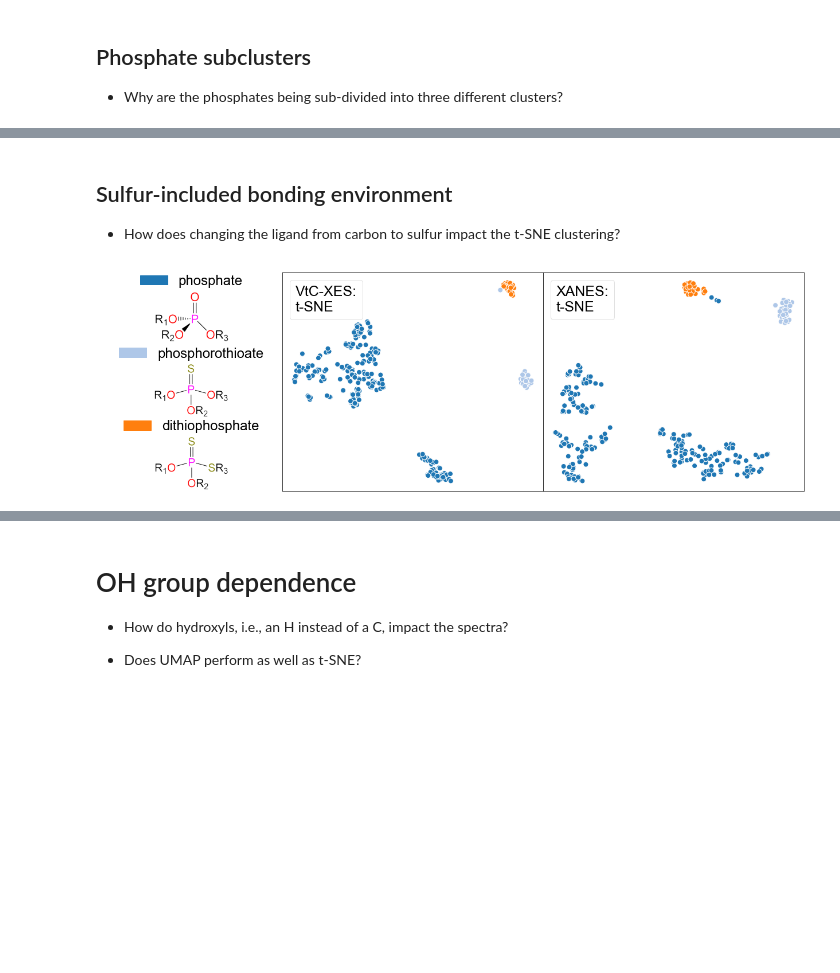
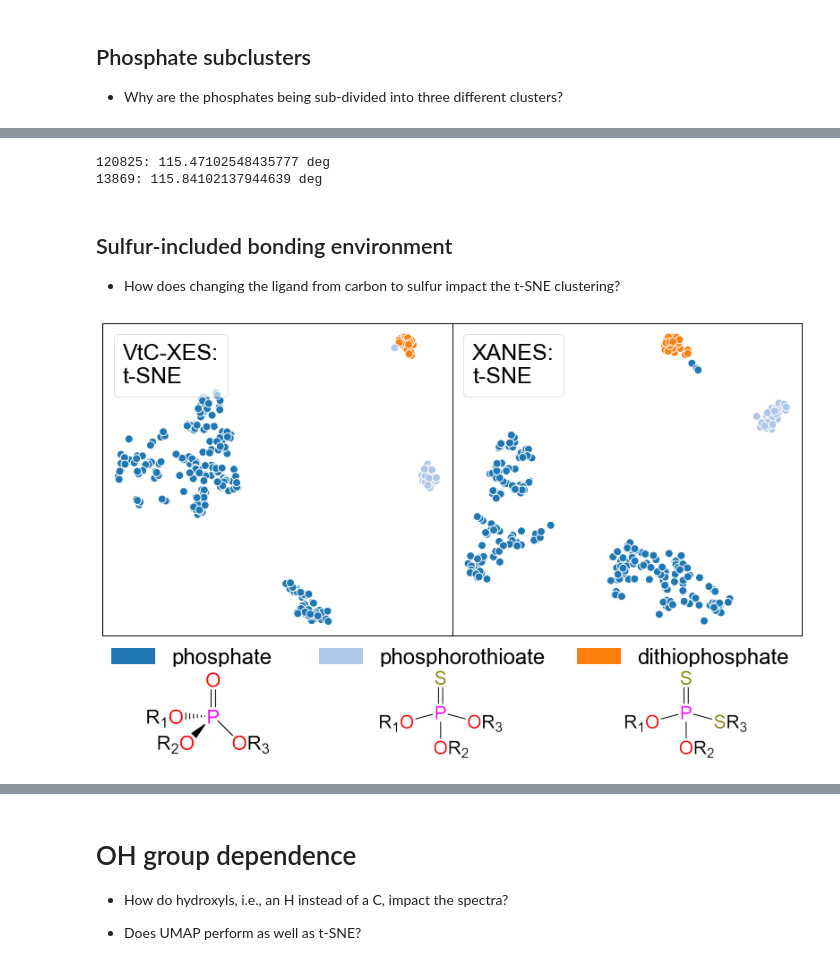
Before and after one commit to Seidler-Lab/Phosphorus-ML-Project, a Jupyter notebook: Data_Analysis_Sam.ipynb, the cells around one changed output, grey strips where cells are left out. Cells and saved outputs as stored; diff of their text form; code cells hidden in the pictures; blank space fills up the shorter version.

```diff
--- a/Data_Analysis_Sam.ipynb
+++ b/Data_Analysis_Sam.ipynb
@@ -398,0 +508,22 @@ plt.savefig(f'../Figures/phosphate_subclusters.png', dpi=800, transparent=False,
+# %%
+cid = 120825
+Z = [-1.4641e+00, -2.0000e-05,  1.0000e-05]
+O = [ 0.69828, -0.18111, -1.45467]
+
+cosine_angle = np.dot(Z, O) / (np.linalg.norm(Z) * np.linalg.norm(O))
+angle = np.arccos(cosine_angle)
+
+print(f'{cid}: {np.degrees(angle)} deg')
+
+
+cid = 13869
+Z = [1.45115e+00, 1.93230e-01, 4.20000e-04]
+O = [-0.50785, -1.53938, -0.0189 ]
+
+cosine_angle = np.dot(Z, O) / (np.linalg.norm(Z) * np.linalg.norm(O))
+angle = np.arccos(cosine_angle)
+
+print(f'{cid}: {np.degrees(angle)} deg')
+# %% [output]
+120825: 115.47102548435777 deg
+13869: 115.84102137944639 deg
@@ -440,48 +566,52 @@ labels = ['phosphate', 'phosphorothioate', 'dithiophosphate']
 bin_names = list(SULFURCODES.keys())
 N = len(labels)
 
-fig = plt.figure(figsize=(22,7))
-spec = fig.add_gridspec(nrows=N*2, ncols=3, width_ratios=[0.7, 1, 1],
-                        height_ratios=[0.3, 1, 0.3, 1, 0.3, 1])
+fig = plt.figure(figsize=(14,9))
+spec = fig.add_gridspec(nrows=3, ncols=6, width_ratios=[1, 0.8, 1.2, 1, 1, 1],
+                        height_ratios=[1, 0.1, 0.3])
 plt.subplots_adjust(wspace=0, hspace=0)
 
 kwargs = {'Class': labels}
 options = {'loc':2}
 
 X_subset, XES_tsnemap, XES_TSNE, hiddenCIDS = get_subset_maps(X_data_classed, codemap, mode='XES', perplexity=20,
                                                               **kwargs)
-X_subset, XANES_tsnemap, XANES_TSNE, hiddenCIDS = get_subset_maps(X_data_classed, codemap, mode='XANES', perplexity=18,
+X_subset, XANES_tsnemap, XANES_TSNE, hiddenCIDS = get_subset_maps(X_data_classed, codemap, mode='XANES',
+                                                                  perplexity=18,
                                                                   **kwargs)
 
 structures = [plt.imread(f'../Figures/chemdraw/{clsname}.png') for clsname in labels]
 
 for i, structure in enumerate(structures):
     # make legend
-    legax = fig.add_subplot(spec[2*i,0])
+    legax = fig.add_subplot(spec[1, 2*i:2*i + 2])
     patches = [mpatches.Patch(color=plt.cm.tab20(i), label=(labels[i].replace('_',' ')))]
-    legend = legax.legend(handles=patches, loc='center', bbox_to_anchor=(0.5, 0.5),
-                          fontsize=24, framealpha=0, frameon=False)
-    legax.axis('off')
+    legend = legax.legend(handles=patches, loc='center left', bbox_to_anchor=(-0.05, 0.3),
+                              fontsize=24, framealpha=0, frameon=False)
+    turn_off_ticks(legax)
+    turn_off_spines(legax)
+
     # show structure
-    structax = fig.add_subplot(spec[2*i+1,0])
+    structax = fig.add_subplot(spec[2, 2*i:2*i + 2])
     structax.imshow(structures[i])
-    structax.axis('off')
+    turn_off_ticks(structax)
+    turn_off_spines(structax)
 
 for mode in ['XES', 'XANES']:
     if mode == 'XES':
         tsnemap = XES_tsnemap
-        col = 1
+        col1, col2 = 0, 3
     else:
         tsnemap = XANES_tsnemap
-        col = 2
+        col1, col2 = 3, 6
     #################### tsne plot
-    ax = fig.add_subplot(spec[:N*2,col])
+    ax = fig.add_subplot(spec[0, col1:col2])
     tsne_plt = plot_dim_red((fig, ax), X_subset, tsnemap, size=80,
                             colorcodemap=codemap, coloralpha=1., hiddenalpha=0.03,
                             mode=mode, method='t-SNE', fontsize=25, edgecolors='w',
                             **Merge(kwargs, options))
-    add_point_pubchem_link(tsne_plt, X_subset)
+    set_spine_width(ax, width=1.)
 
-plt.savefig(f'../Figures/sulfur.png', dpi=800, transparent=False, bbox_inches='tight')
+# plt.savefig(f'../Figures/sulfur.png', dpi=1000, transparent=False, bbox_inches='tight')
 # %% [output]
-[figure, old version]
+[figure, new version]
```
Also changed, not shown: parts of 27 cells of this notebook, 6 other files.
